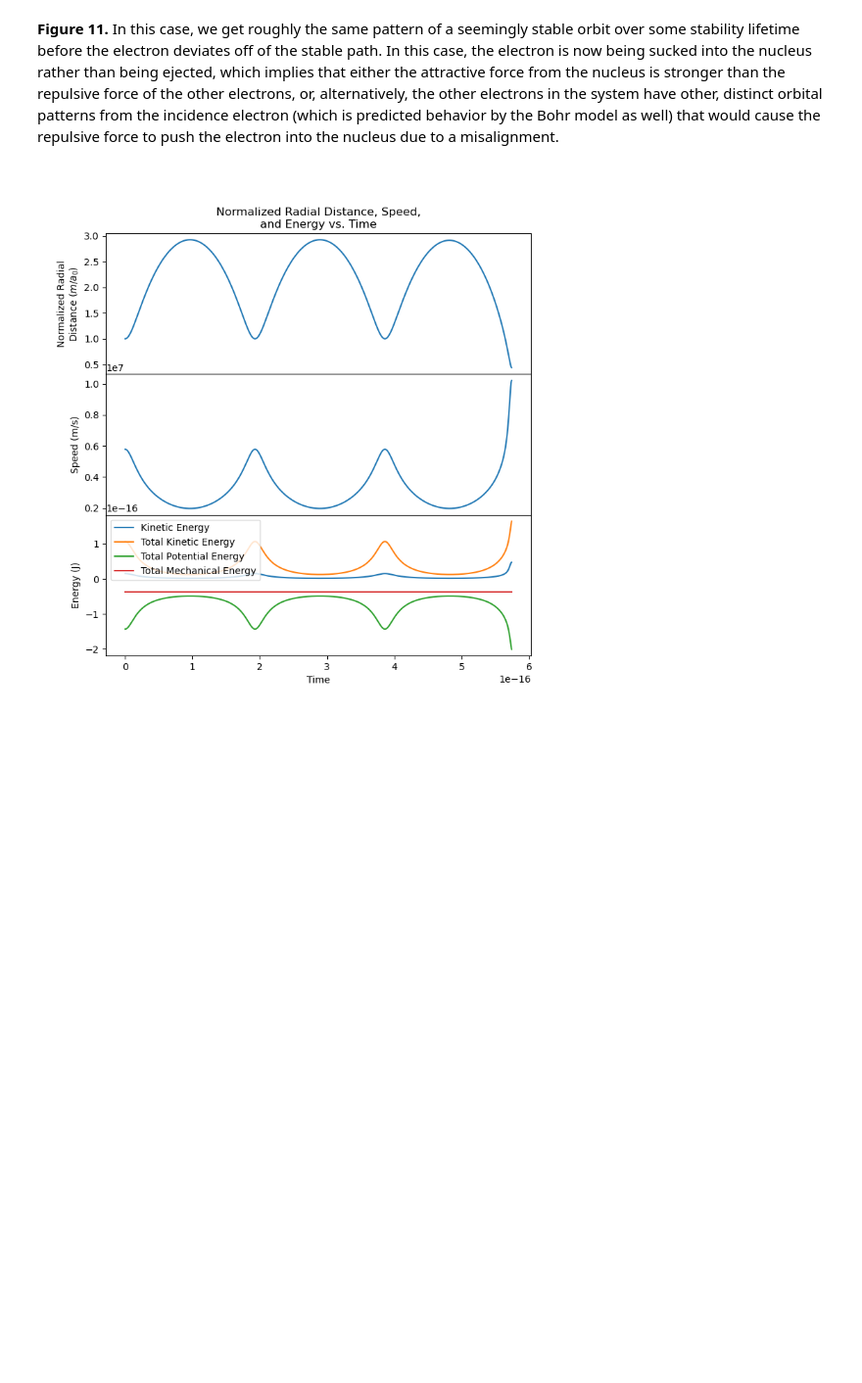
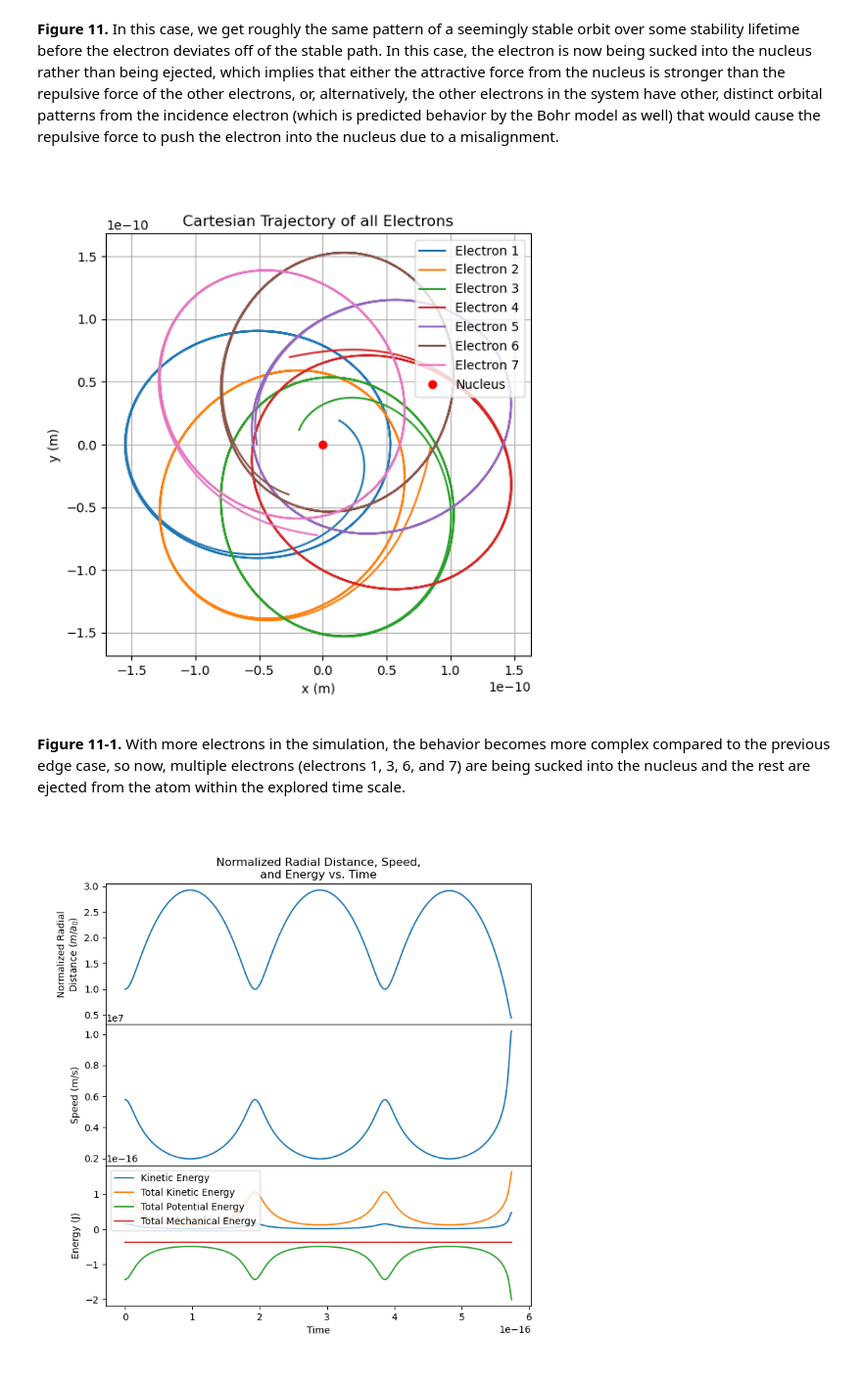
Before and after one commit to mufaro3/physics-210, a Jupyter notebook: Projects/Project 2.ipynb, the cells around one changed output. Shown at 98% size. Drawn from its saved outputs; the diff is of its cells as text; code cells hidden in the pictures; blank space fills up the shorter version.

```diff
--- a/Projects/Project 2.ipynb
+++ b/Projects/Project 2.ipynb
@@ -701,6 +711,12 @@ display(edge_case_2.cartesian_trajectory)
 [figure]
 # %% [markdown]
 **Figure 11.** In this case, we get roughly the same pattern of a seemingly stable orbit over some stability lifetime before the electron deviates off of the stable path. In this case, the electron is now being sucked into the nucleus rather than being ejected, which implies that either the attractive force from the nucleus is stronger than the repulsive force of the other electrons, or, alternatively, the other electrons in the system have other, distinct orbital patterns from the incidence electron (which is predicted behavior by the Bohr model as well) that would cause the repulsive force to push the electron into the nucleus due to a misalignment.
+# %%
+display(edge_case_2.all_electrons)
+# %% [output]
+[figure, added]
+# %% [markdown]
+**Figure 11-1.** With more electrons in the simulation, the behavior becomes more complex compared to the previous edge case, so now, multiple electrons (electrons 1, 3, 6, and 7) are being sucked into the nucleus and the rest are ejected from the atom within the explored time scale.
 # %%
 display(edge_case_2.multipanel)
 # %% [output]
```
Also changed, not shown: parts of 27 cells of this notebook, 1 other file.
